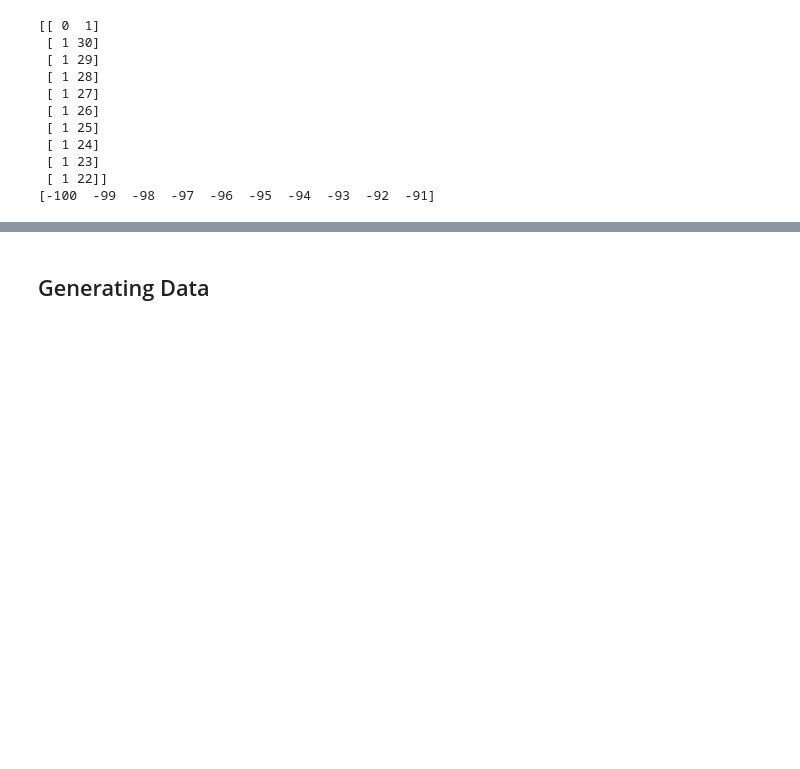
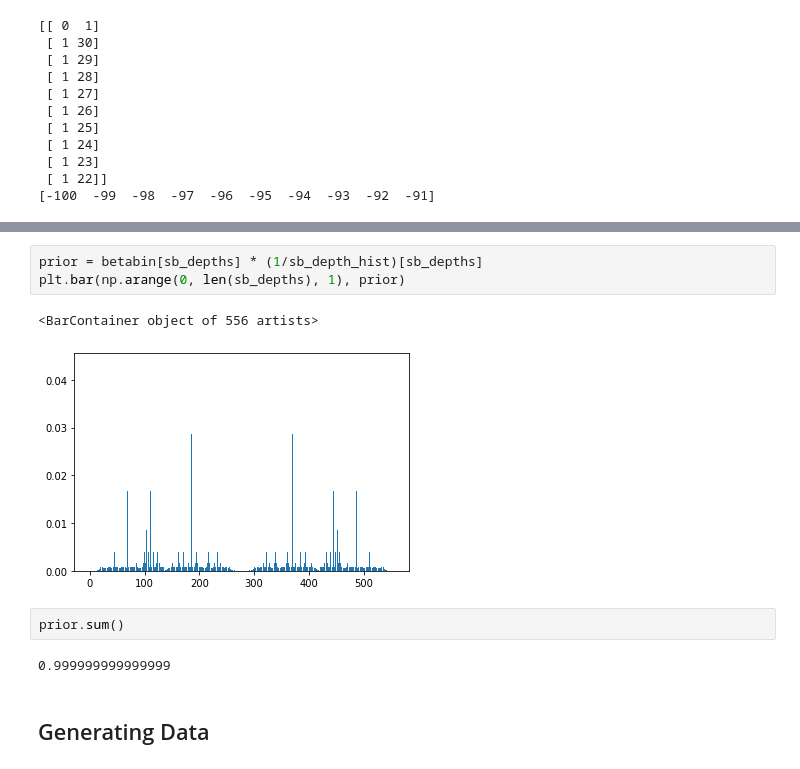
Before and after one commit to MangoTeam/mockdown, a Jupyter notebook: ScoringAndLearning.ipynb, the cells around one changed output, grey strips where cells are left out. Cells and saved outputs as stored; diff of their text form; blank space fills up the shorter version.

```diff
--- a/ScoringAndLearning.ipynb
+++ b/ScoringAndLearning.ipynb
@@ -97,3 +120,13 @@ print(b_space_th.get_value()[:10])
+# %%
+prior = betabin[sb_depths] * (1/sb_depth_hist)[sb_depths]
+plt.bar(np.arange(0, len(sb_depths), 1), prior)
+# %% [output]
+<BarContainer object of 556 artists>
+[figure, added]
+# %%
+prior.sum()
+# %% [output]
+0.999999999999999
 # %% [markdown]
 ## Generating Data
 # %%
```
Also changed, not shown: parts of 7 cells of this notebook, 3 other files.
